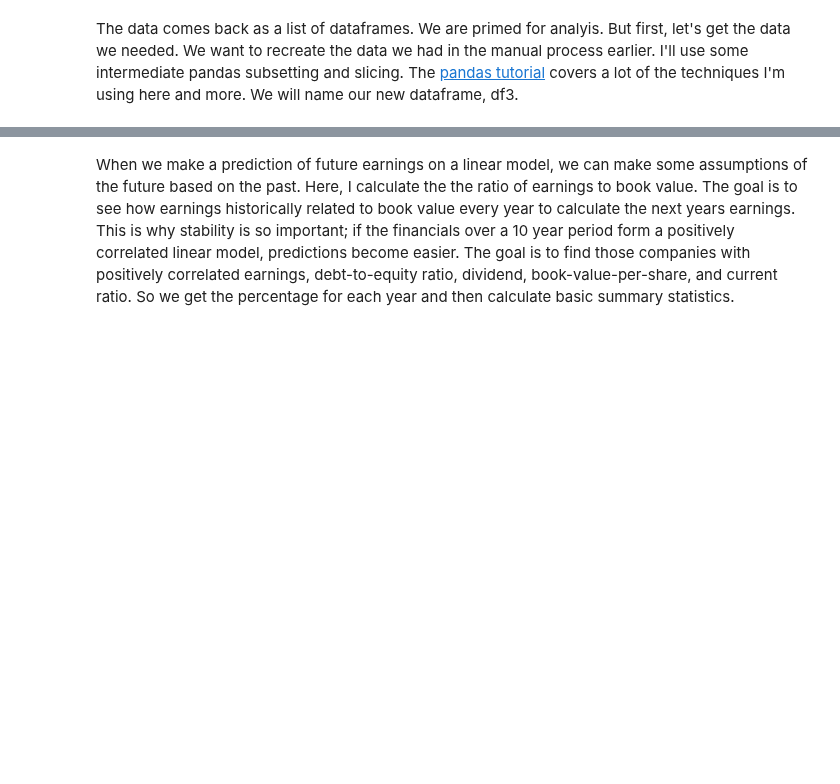
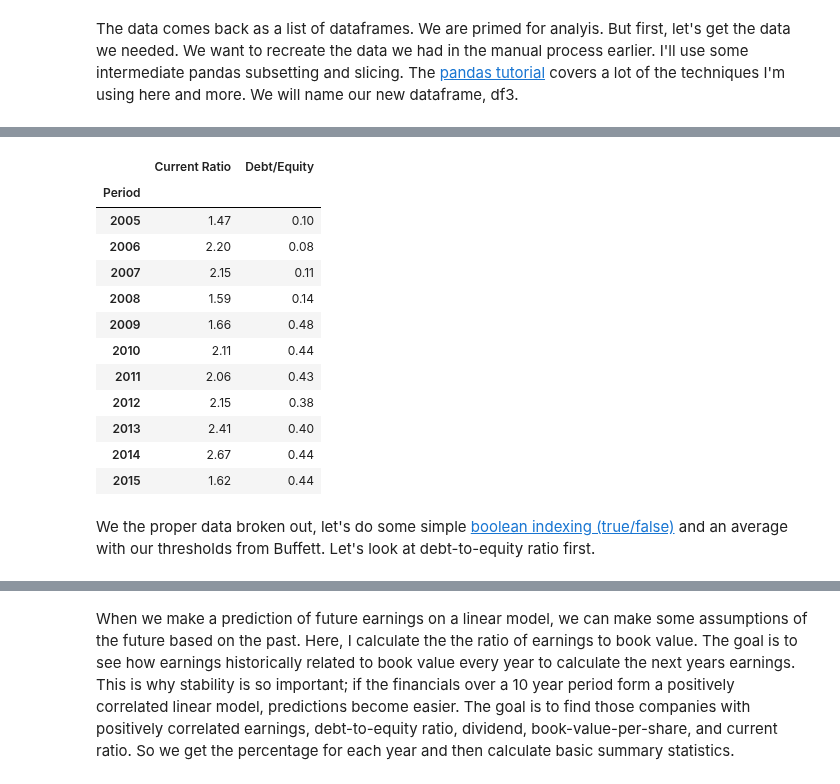
Before and after one commit to linwoodc3/LC3-Creations, a Jupyter notebook: notebooks/securityanalysis/opensourcetool_securityanalsys_pfizer.ipynb, the cells around one changed output, grey strips where cells are left out. Cells and saved outputs as stored; diff of their text form; code cells hidden in the pictures; blank space fills up the shorter version.

Commit message:
More updates to the data analysis section

```diff
--- a/notebooks/securityanalysis/opensourcetool_securityanalsys_pfizer.ipynb
+++ b/notebooks/securityanalysis/opensourcetool_securityanalsys_pfizer.ipynb
@@ -205,5 +218,5 @@ import good_morning as gm
 kr = gm.KeyRatiosDownloader()
 
 # Now we enter the ticker symbol for the company's data we want.  We want Pfizer. We look at the output
-PFE = kr.download('PFE')
-PFE; # remove the semicolon to see the output
+data = kr.download('PFE')
+data; # remove the semicolon to see the output
@@ -253,5 +248,5 @@ PFE[0].transpose(); # remove the semicolon to see the output
 # %% [markdown]
 The data comes back as a list of dataframes.  We are primed for analyis.  But first, let's get the data we needed.  We want to recreate the data we had in the manual process earlier.  I'll use some intermediate pandas subsetting and slicing.  The [pandas tutorial](http://pandas.pydata.org/pandas-docs/stable/tutorials.html) covers a lot of the techniques I'm using here and more.  We will name our new dataframe, df3.
 # %%
-df3=pd.concat([PFE[0].transpose()[['Earnings Per Share USD','Dividends USD','Book Value Per Share USD']],PFE[8].transpose()[['Long-Term Debt','Total Stockholders\' Equity']]],axis=1)
+df3=pd.concat([data[0].transpose()[['Earnings Per Share USD','Dividends USD','Book Value Per Share USD']],data[8].transpose()[['Long-Term Debt']],data[9].transpose()[['Current Ratio','Debt/Equity']]],axis=1)
 df3; # remove the semicolon to see the output
@@ -285,0 +291,19 @@ df3; # remove the semicolon to see the output
+# %%
+# Let's create a smaller dataframe with only debt-to-equity and current ratio
+df3[['Current Ratio','Debt/Equity']]
+# %% [output]
+|  | Current Ratio | Debt/Equity |
+| Period |  |  |
+| 2005 | 1.47 | 0.10 |
+| 2006 | 2.20 | 0.08 |
+| 2007 | 2.15 | 0.11 |
+| 2008 | 1.59 | 0.14 |
+| 2009 | 1.66 | 0.48 |
+| 2010 | 2.11 | 0.44 |
+| 2011 | 2.06 | 0.43 |
+| 2012 | 2.15 | 0.38 |
+| 2013 | 2.41 | 0.40 |
+| 2014 | 2.67 | 0.44 |
+| 2015 | 1.62 | 0.44 |
+# %% [markdown]
+We the proper data broken out, let's do some simple [boolean indexing (true/false)](http://pandas.pydata.org/pandas-docs/stable/indexing.html#boolean-indexing) and an average with our thresholds from Buffett.  Let's look at debt-to-equity ratio first.
```
Also changed, not shown: parts of 15 cells of this notebook.
